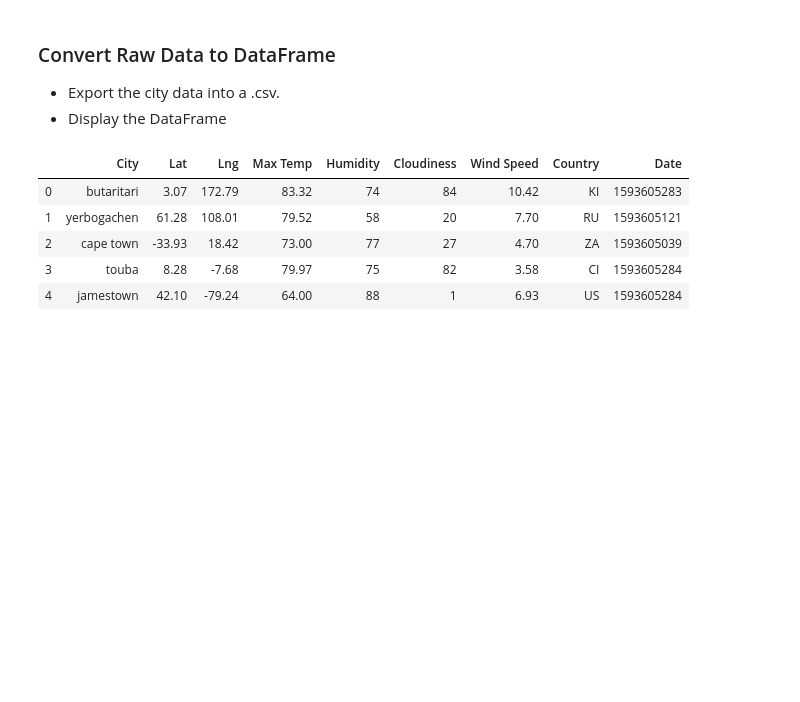
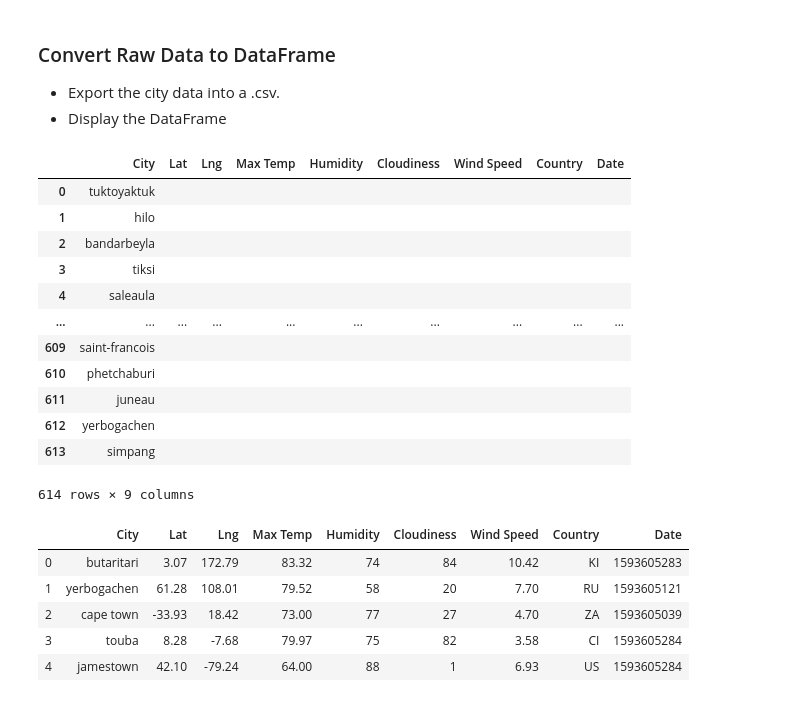
Before and after one commit to etreznoski/global_weather_vacation_analysis, a Jupyter notebook: WeatherPy/WeatherPy.ipynb, the cells around one changed output. Drawn from its saved outputs; the diff is of its cells as text; code cells hidden in the pictures; blank space fills up the shorter version.

Commit message:
started data frame

```diff
--- a/WeatherPy/WeatherPy.ipynb
+++ b/WeatherPy/WeatherPy.ipynb
@@ -121,3 +119,27 @@ city_df = pd.DataFrame{"City": cities}
+# %%
+city_df = pd.DataFrame({"City": cities})
+city_df["Lat"] = ""
+city_df["Lng"] = ""
+city_df["Max Temp"] = ""
+city_df["Humidity"] = ""
+city_df["Cloudiness"] = ""
+city_df["Wind Speed"] = ""
+city_df["Country"] = ""
+city_df["Date"] = ""
+# %% [output]
+|  | City | Lat | Lng | Max Temp | Humidity | Cloudiness | Wind Speed | Country | Date |
+| 0 | tuktoyaktuk |  |  |  |  |  |  |  |  |
+| 1 | hilo |  |  |  |  |  |  |  |  |
+| 2 | bandarbeyla |  |  |  |  |  |  |  |  |
+| 3 | tiksi |  |  |  |  |  |  |  |  |
+| 4 | saleaula |  |  |  |  |  |  |  |  |
+| ... | ... | ... | ... | ... | ... | ... | ... | ... | ... |
+| 609 | saint-francois |  |  |  |  |  |  |  |  |
+| 610 | phetchaburi |  |  |  |  |  |  |  |  |
+| 611 | juneau |  |  |  |  |  |  |  |  |
+| 612 | yerbogachen |  |  |  |  |  |  |  |  |
+| 613 | simpang |  |  |  |  |  |  |  |  |
+614 rows × 9 columns
 # %%
 # %% [output]
 |  | City | Lat | Lng | Max Temp | Humidity | Cloudiness | Wind Speed | Country | Date |
```
Also changed, not shown: parts of 2 cells of this notebook.
